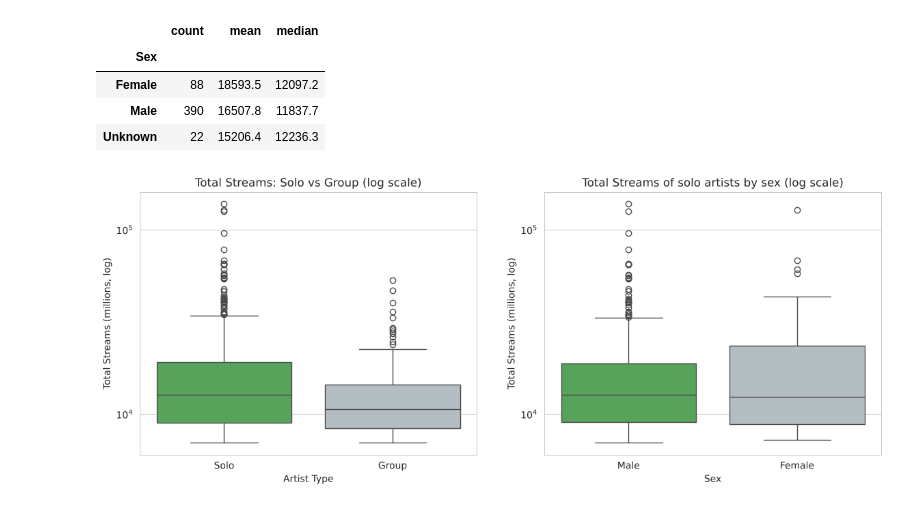
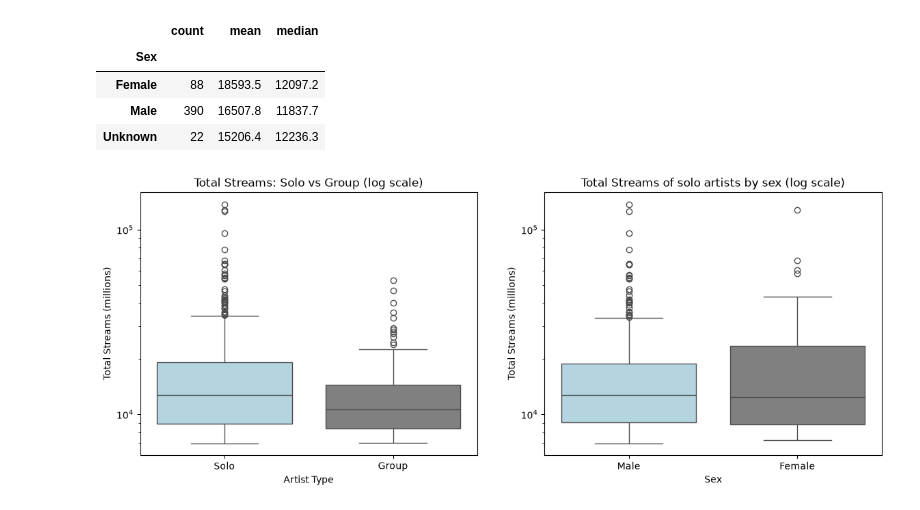
Before and after one commit to fabianaconstantino/pds_project, a Jupyter notebook: Group14_PDS_2627.ipynb, the cells around one changed output. Cells and saved outputs as stored; diff of their text form; code cells hidden in the pictures.

```diff
--- a/Group14_PDS_2627.ipynb
+++ b/Group14_PDS_2627.ipynb
@@ -679,10 +680,11 @@ Spearman correlation: -0.012
 # %%
 # pd.cut splits a numeric column into intervals (bins)
-bins = [0, 5, 10, 15, 20, 30, 100]
-labels = ['0-5', '6-10', '11-15', '16-20', '21-30', '30+']
-artists['Career Bracket'] = pd.cut(artists['Career Length'], bins = bins, labels = labels)
+bins = [0, 5, 10, 15, 20, 25, 30, 100]
+labels = ['0-5', '6-10', '11-15', '16-20', '21-25', '26-30', '30+']
+artists['Career Years'] = pd.cut(artists['Career Length'], bins = bins, labels = labels)
 
-career_table = artists.groupby('Career Bracket', observed = True)['Total Streams'].agg(['count', 'mean', 'median']).round(1)
+career_table = artists.groupby('Career Years', observed = True)['Total Streams'].agg(['count', 'mean', 'median']).round(1)
+# observed = True: only show the career years that have at least one artist
 career_table
 # %% [output]
 |  | count | mean | median |
@@ -847,19 +845,19 @@ display(artists.groupby('Sex')['Total Streams'].agg(['count', 'mean', 'median'])
 # %%
 fig, (ax1, ax2) = plt.subplots(1, 2, figsize = (14, 5))
 
 sns.boxplot(data = artists, x = 'Artist Type', y = 'Total Streams', hue = 'Artist Type',
-            palette = [MAIN_COLOR, SECOND_COLOR], ax = ax1)
+            palette = ['lightblue', 'gray'], ax = ax1)
 ax1.set_yscale('log')
 ax1.set_title('Total Streams: Solo vs Group (log scale)')
-ax1.set_ylabel('Total Streams (millions, log)')
+ax1.set_ylabel('Total Streams (millions)')
 
 # Only solo artists, so that the comparison by sex is not mixed with groups
 solo = artists[artists['Artist Type'] == 'Solo']
-sns.boxplot(data = solo, x = 'Sex', y = 'Total Streams', hue = 'Sex', palette = [MAIN_COLOR, SECOND_COLOR], ax = ax2)
+sns.boxplot(data = solo, x = 'Sex', y = 'Total Streams', hue = 'Sex', palette = ['lightblue', 'gray'], ax = ax2)
 ax2.set_yscale('log')
 ax2.set_title('Total Streams of solo artists by sex (log scale)')
-ax2.set_ylabel('Total Streams (millions, log)')
+ax2.set_ylabel('Total Streams (millions)')
 
 plt.show()
 # %% [output]
-[figure, old version]
+[figure, new version]
```
Also changed, not shown: parts of 29 cells of this notebook.
